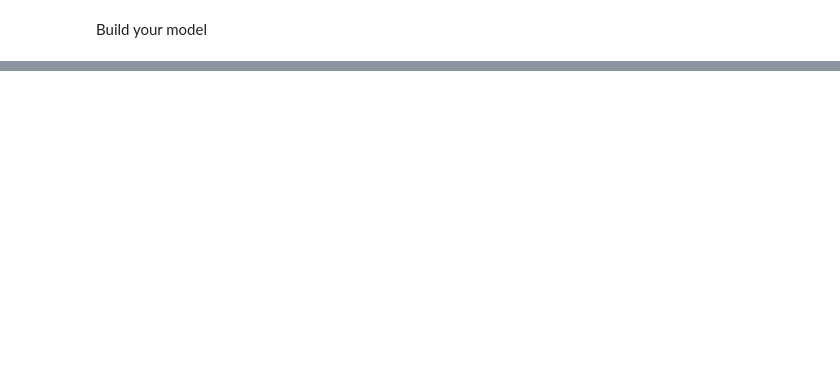
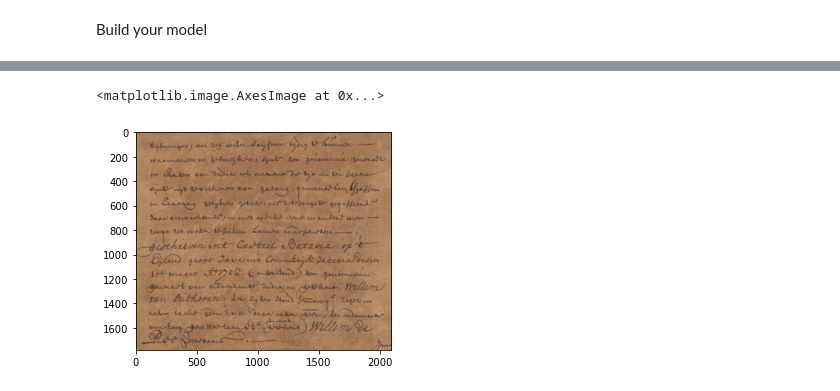
Before and after one commit to dali92002/DocEnTR, a Jupyter notebook: demo.ipynb, the cells around one changed output, grey strips where cells are left out. Cells and saved outputs as stored; diff of their text form; code cells hidden in the pictures; blank space fills up the shorter version.

Commit message:
adding demo

```diff
--- a/demo.ipynb
+++ b/demo.ipynb
@@ -65,0 +76,9 @@ deg_image =
+# %%
+deg_folder = './demo/degraded/'
+image_name = '2.png'
+deg_image = cv2.imread(deg_folder+image_name) / 255
+# %%
+plt.imshow(deg_image[:, :, [2, 1, 0]])                       # Show image
+# %% [output]
+<matplotlib.image.AxesImage at 0x...>
+[figure, added]
```
Also changed, not shown: parts of 20 cells of this notebook.
